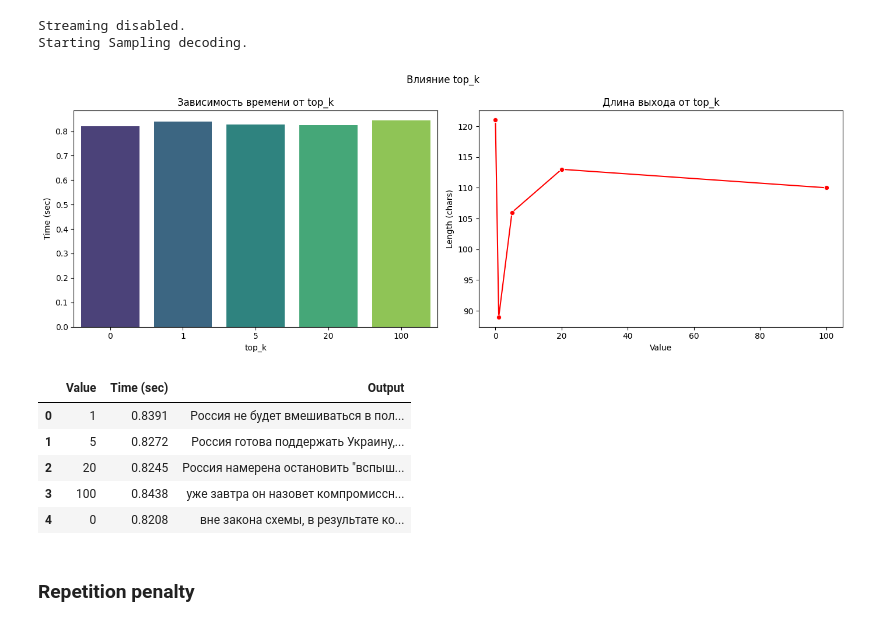
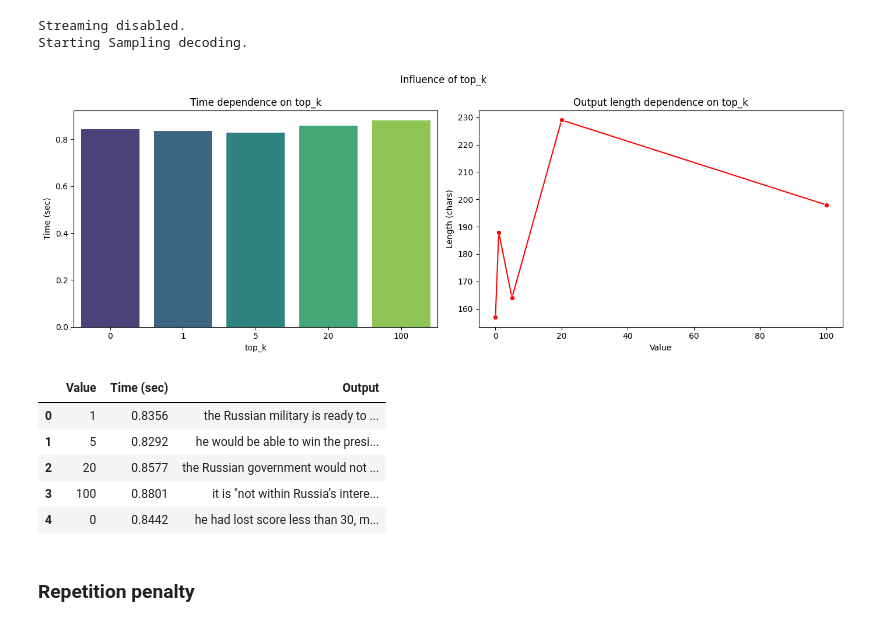
Before and after one commit to odu1ros/decoding_strategies, a Jupyter notebook: experiments.ipynb, the cells around one changed output. Cells and saved outputs as stored; diff of their text form; code cells hidden in the pictures.

```diff
--- a/experiments.ipynb
+++ b/experiments.ipynb
@@ -53,12 +53,12 @@ def plot_results(df, title):
 
     # TIME TAKEN
     sns.barplot(data=df, x='Value', y='Time (sec)', ax=axes[0], palette='viridis')
-    axes[0].set_title(f'Зависимость времени от {df["Parameter"].iloc[0]}')
+    axes[0].set_title(f'Time dependence on {df["Parameter"].iloc[0]}')
     axes[0].set_xlabel(df["Parameter"].iloc[0])
 
     # TEXT LEN
     sns.lineplot(data=df, x='Value', y='Length (chars)', ax=axes[1], marker='o', color='red')
-    axes[1].set_title(f'Длина выхода от {df["Parameter"].iloc[0]}')
+    axes[1].set_title(f'Output length dependence on {df["Parameter"].iloc[0]}')
 
     plt.suptitle(title)
     plt.tight_layout()
@@ -68,7 +68,7 @@ def plot_results(df, title):
     display(df[['Value', 'Time (sec)', 'Output']])
 # %%
 results = []
-common_prompt = "Владимир Путин заявил, что"
+common_prompt = "Vladimir Putin claimed that"
 # %% [markdown]
 ### Beam Search
 # %%
@@ -170,15 +170,15 @@ Starting Sampling decoding.
 Streaming disabled.
 Starting Sampling decoding.
 # %%
-plot_results(df_k, "Влияние top_k")
+plot_results(df_k, "Influence of top_k")
 # %% [output]
-[figure, old version]
+[figure, new version]
 |  | Value | Time (sec) | Output |
-| 0 | 1 | 0.8391 | Россия не будет вмешиваться в пол... |
-| 1 | 5 | 0.8272 | Россия готова поддержать Украину,... |
-| 2 | 20 | 0.8245 | Россия намерена остановить "вспыш... |
-| 3 | 100 | 0.8438 | уже завтра он назовет компромиссн... |
-| 4 | 0 | 0.8208 | вне закона схемы, в результате ко... |
+| 0 | 1 | 0.8356 | the Russian military is ready to ... |
+| 1 | 5 | 0.8292 | he would be able to win the presi... |
+| 2 | 20 | 0.8577 | the Russian government would not ... |
+| 3 | 100 | 0.8801 | it is "not within Russia’s intere... |
+| 4 | 0 | 0.8442 | he had lost score less than 30, m... |
 # %% [markdown]
 ### Repetition penalty
 # %%
```
Also changed, not shown: parts of 5 cells of this notebook.
